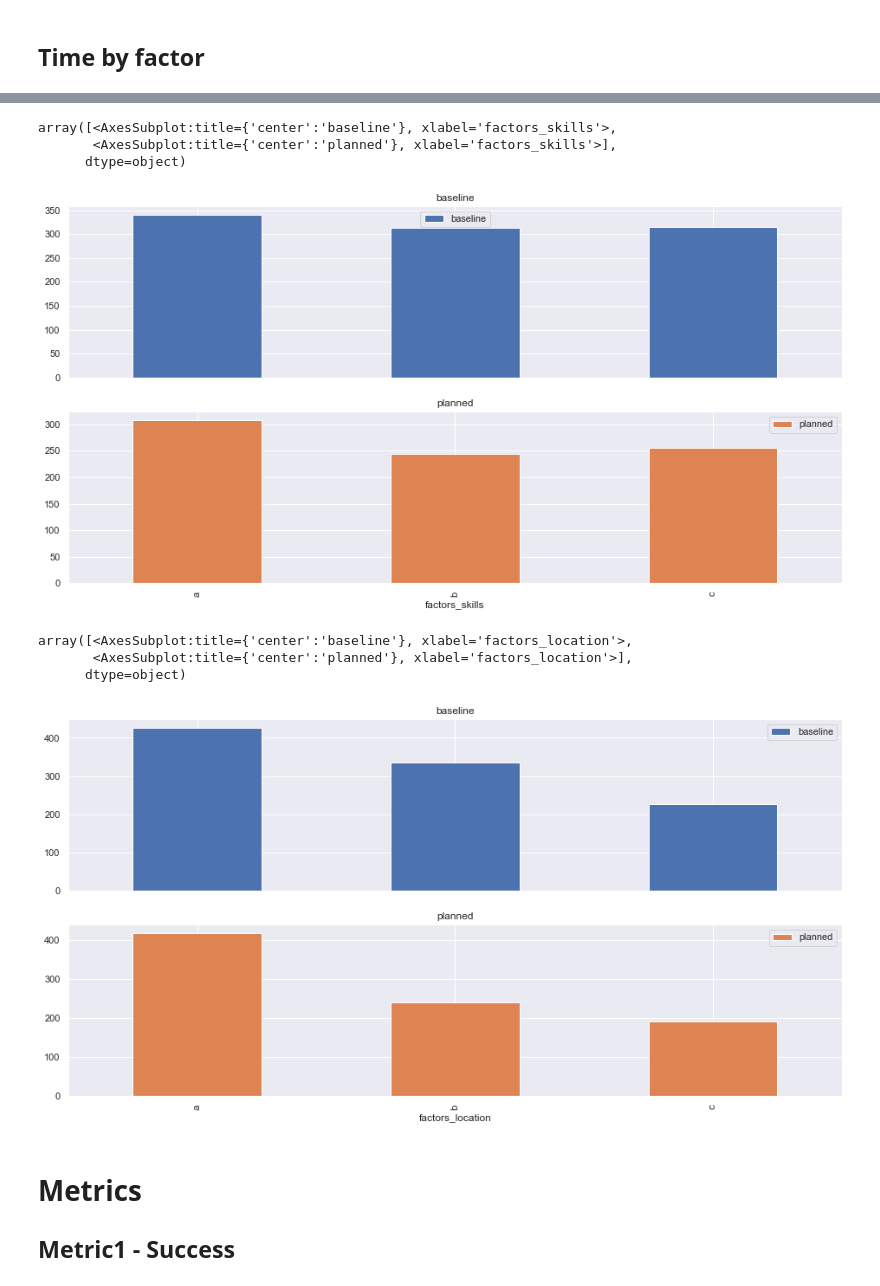
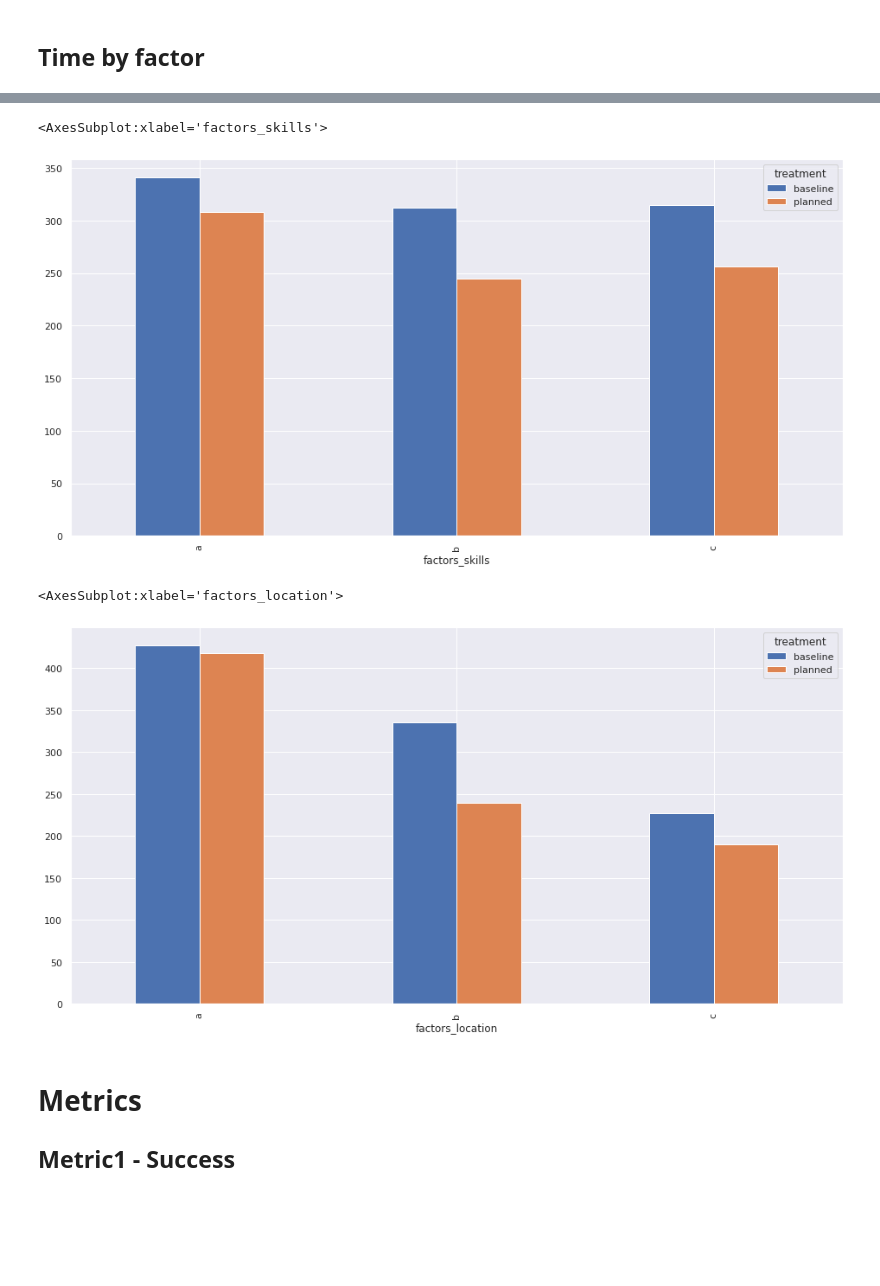
Before and after one commit to VicenteMoraes/hmrs_analysis, a Jupyter notebook: notebooks/Analysis.ipynb, the cells around one changed output, grey strips where cells are left out. Drawn from its saved outputs; the diff is of its cells as text; code cells hidden in the pictures; blank space fills up the shorter version.

```diff
--- a/notebooks/Analysis.ipynb
+++ b/notebooks/Analysis.ipynb
@@ -470,17 +466,13 @@ array([<AxesSubplot:title={'center':'baseline'}, xlabel='factors_battery_dischar
 # %%
-trial_run_df.groupby(["factors_skills", "treatment"])["ttc"].mean().unstack().plot.bar(subplots=True, legend=True)
+trial_run_df.groupby(["factors_skills", "treatment"])["ttc"].mean().unstack().plot.bar(legend=True)
 # %% [output]
-array([<AxesSubplot:title={'center':'baseline'}, xlabel='factors_skills'>,
-       <AxesSubplot:title={'center':'planned'}, xlabel='factors_skills'>],
-      dtype=object)
+<AxesSubplot:xlabel='factors_skills'>
-[figure, old version]
+[figure, new version]
 # %%
-trial_run_df.groupby(["factors_location", "treatment"])["ttc"].mean().unstack().plot.bar(subplots=True, legend=True)
+trial_run_df.groupby(["factors_location", "treatment"])["ttc"].mean().unstack().plot.bar(legend=True)
 # %% [output]
-array([<AxesSubplot:title={'center':'baseline'}, xlabel='factors_location'>,
-       <AxesSubplot:title={'center':'planned'}, xlabel='factors_location'>],
-      dtype=object)
+<AxesSubplot:xlabel='factors_location'>
-[figure, old version]
+[figure, new version]
 # %% [markdown]
 # Metrics
 ## Metric1 - Success
```
Also changed, not shown: parts of 20 cells of this notebook.
